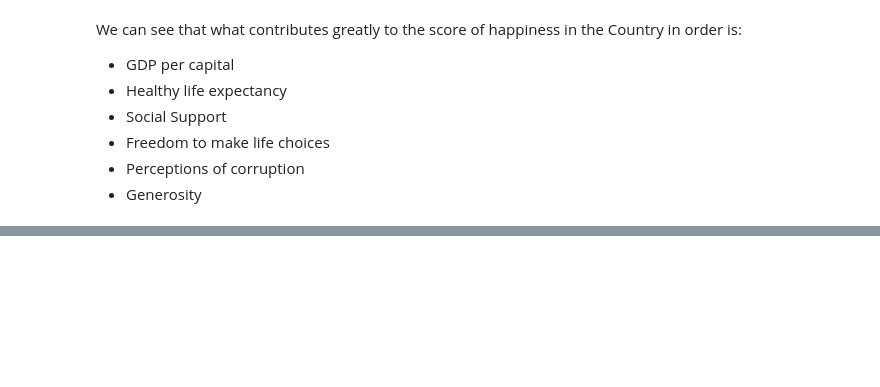
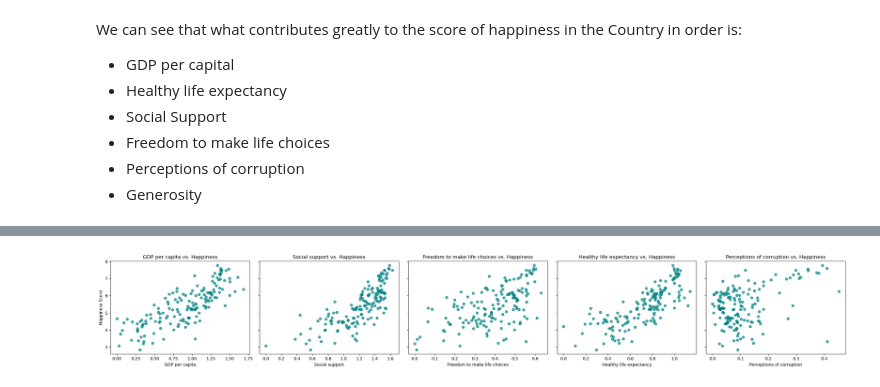
Before and after one commit to JKariithi/Happiness_report, a Jupyter notebook: happiness.ipynb, the cells around one changed output, grey strips where cells are left out. Saved outputs shown, nothing was run; the diff lists cells and outputs as text; code cells hidden in the pictures; blank space fills up the shorter version.

```diff
--- a/happiness.ipynb
+++ b/happiness.ipynb
@@ -211,0 +245,20 @@ We can see that what contributes greatly to the score of happiness in the Countr
+# %%
+# Define the target and features
+happiness_score = data["Score"]
+factors = ["GDP per capita", "Social support", "Freedom to make life choices", "Healthy life expectancy", "Perceptions of corruption"]
+
+# Create subplots
+fig, axes = plt.subplots(1, len(factors), figsize=(5 * len(factors), 4), sharey=True)
+
+# Loop over each factor and create scatter plots
+for i, factor in enumerate(factors):
+    axes[i].scatter(data[factor], happiness_score, alpha=0.7, color='teal')
+    axes[i].set_xlabel(factor)
+    axes[i].set_title(f"{factor} vs. Happiness")
+    if i == 0:
+        axes[i].set_ylabel("Happiness Score")
+
+plt.tight_layout()
+plt.show()
+# %% [output]
+[figure, added]
```
Also changed, not shown: parts of 7 cells of this notebook.
